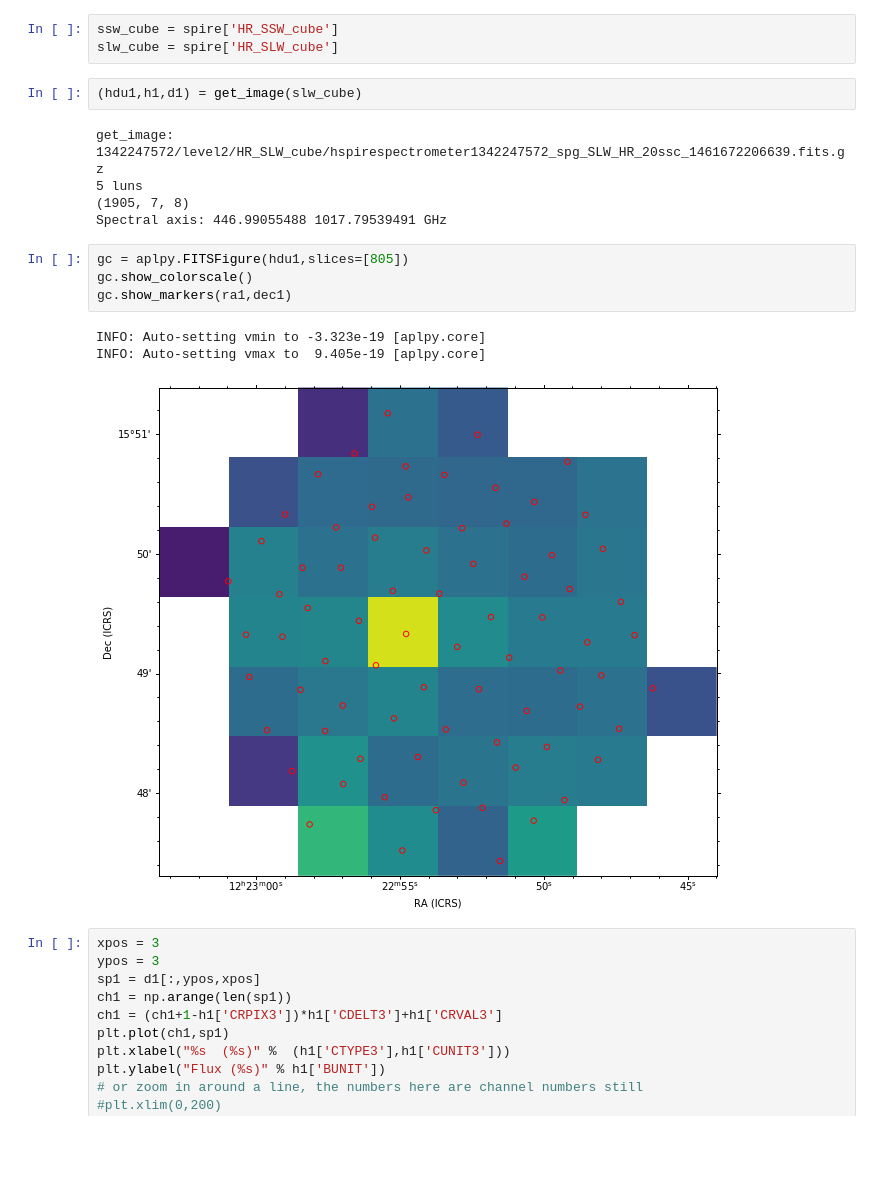
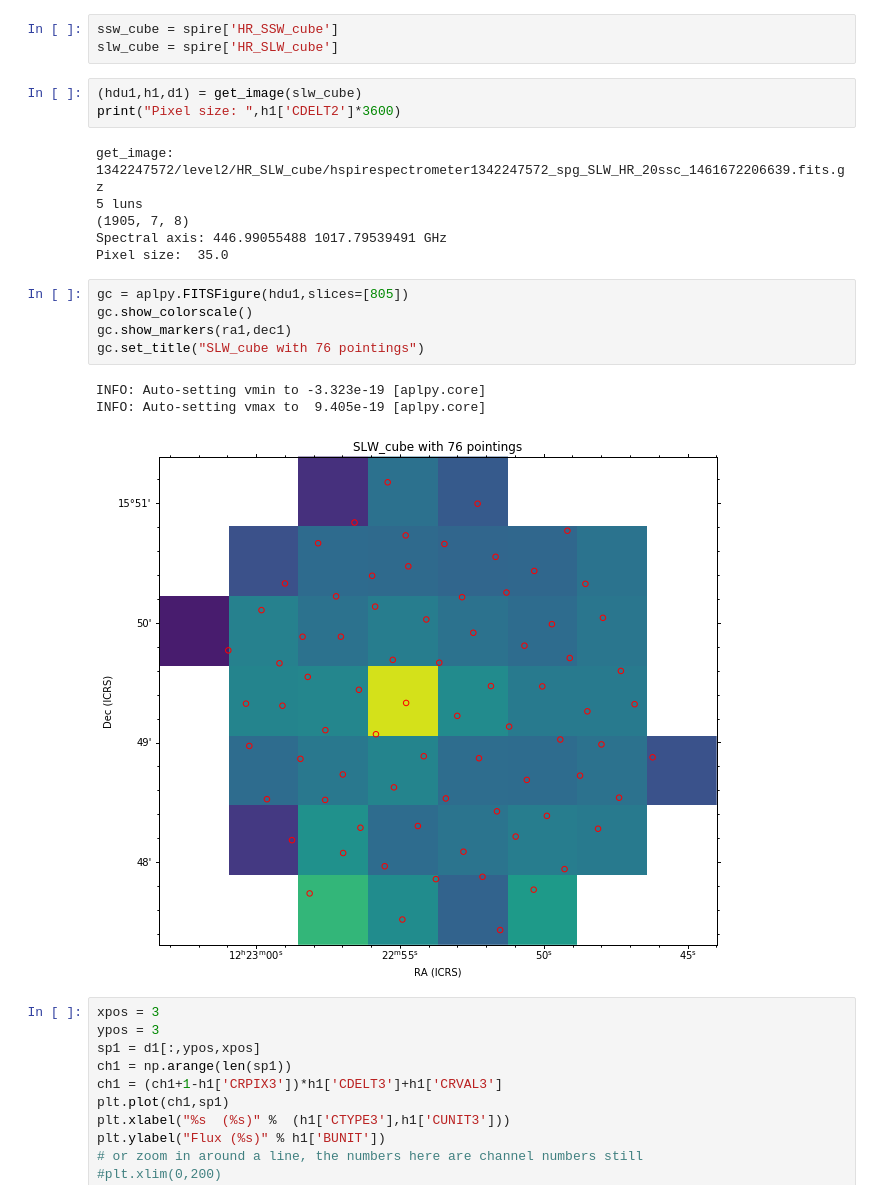
Before and after one commit to teuben/herplot, a Jupyter notebook: ngc4321.ipynb, the cells around one changed output. Drawn from its saved outputs; the diff is of its cells as text; blank space fills up the shorter version.

```diff
--- a/ngc4321.ipynb
+++ b/ngc4321.ipynb
@@ -187,19 +195,22 @@ ssw_cube = spire['HR_SSW_cube']
 slw_cube = spire['HR_SLW_cube']
 # %%
 (hdu1,h1,d1) = get_image(slw_cube)
+print("Pixel size: ",h1['CDELT2']*3600)
 # %% [output]
 get_image: 1342247572/level2/HR_SLW_cube/hspirespectrometer1342247572_spg_SLW_HR_20ssc_1461672206639.fits.gz
 5 luns
 (1905, 7, 8)
 Spectral axis: 446.99055488 1017.79539491 GHz
+Pixel size:  35.0
 # %%
 gc = aplpy.FITSFigure(hdu1,slices=[805])
 gc.show_colorscale()
 gc.show_markers(ra1,dec1)
+gc.set_title("SLW_cube with 76 pointings")
 # %% [output]
 INFO: Auto-setting vmin to -3.323e-19 [aplpy.core]
 INFO: Auto-setting vmax to  9.405e-19 [aplpy.core]
-[figure, old version]
+[figure, new version]
 # %%
 xpos = 3
 ypos = 3
```
Also changed, not shown: parts of 12 cells of this notebook.
